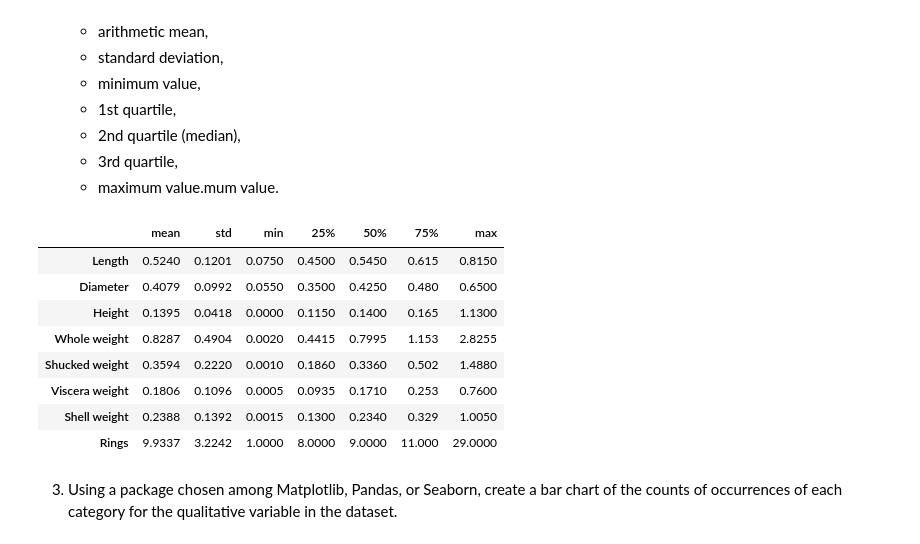
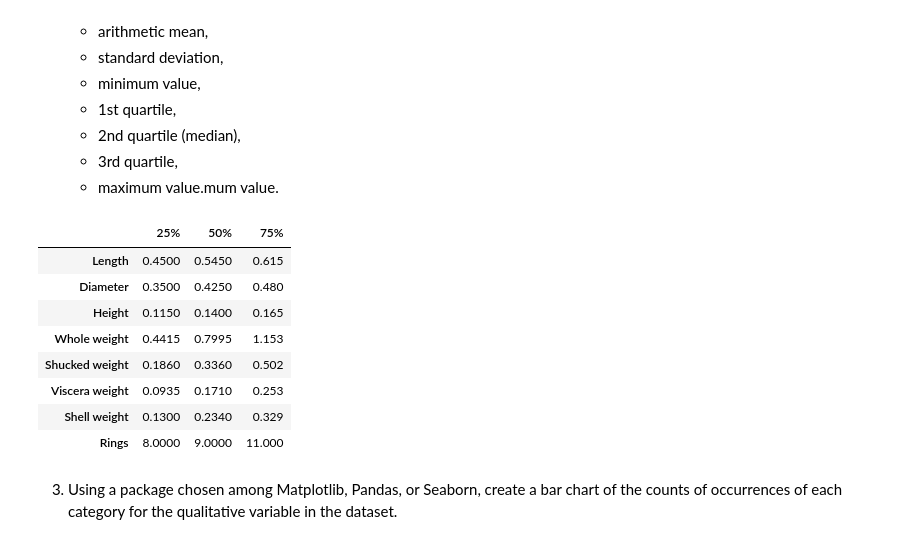
Before and after one commit to michalf1703/python-programming, a Jupyter notebook: zad1/analysis.ipynb, the cells around one changed output. Saved outputs shown, nothing was run; the diff lists cells and outputs as text; code cells hidden in the pictures.

```diff
--- a/zad1/Untitled.ipynb
+++ b/zad1/analysis.ipynb
@@ -68,54 +69,50 @@ df_b
     - 3rd quartile,
     - maximum value.mum value.
 # %%
-#create an empyt list to store statistics
+# Create an empty list to store statistics
 summary_stats = []
 
-#list the quantitative variables (without 'sex')
+# List the quantitative variables (without 'sex')
 quantitative_variables = [
     'length',
     'diameter',
     'height',
     'whole_weight',
     'shucked_weight',
     'viscera_weight',
     'shell_weight',
     'rings'
 ]
 
-# iterate through quantitative variables and calculate statistics
-# use pandas functions: mean,std,min,quantile,max
+# Iterate through quantitative variables and calculate statistics
+# Use pandas functions: mean,std,min,quantile,max
 for variable in quantitative_variables:
     stats = [
-        round(data[variable].mean(), 4),
-        round(data[variable].std(), 4),
-        round(data[variable].min(), 4),
         round(data[variable].quantile(0.25), 4),
         round(data[variable].quantile(0.5), 4),
         round(data[variable].quantile(0.75), 4),
-        round(data[variable].max(), 4)
     ]
-#add statistics to list
+# Add statistics to list
     summary_stats.append(stats)
-#create DataFrame from tge summary_stats list
-#join stats to colums
+# Create DataFrame from tge summary_stats list
+# Join stats to colums
 df_summary = pd.DataFrame(summary_stats, columns=[
-    'mean', 'std', 'min', '25%', '50%', '75%', 'max'])
-#index of table
+     '25%', '50%', '75%' ])
+# Index of table
 df_summary.index = ['Length', 'Diameter', 'Height', 'Whole weight',
                     'Shucked weight', 'Viscera weight', 'Shell weight',
                     'Rings']
-df_summary
+display(df_summary)
 # %% [output]
-|  | mean | std | min | 25% | 50% | 75% | max |
-| Length | 0.5240 | 0.1201 | 0.0750 | 0.4500 | 0.5450 | 0.615 | 0.8150 |
-| Diameter | 0.4079 | 0.0992 | 0.0550 | 0.3500 | 0.4250 | 0.480 | 0.6500 |
-| Height | 0.1395 | 0.0418 | 0.0000 | 0.1150 | 0.1400 | 0.165 | 1.1300 |
-| Whole weight | 0.8287 | 0.4904 | 0.0020 | 0.4415 | 0.7995 | 1.153 | 2.8255 |
-| Shucked weight | 0.3594 | 0.2220 | 0.0010 | 0.1860 | 0.3360 | 0.502 | 1.4880 |
-| Viscera weight | 0.1806 | 0.1096 | 0.0005 | 0.0935 | 0.1710 | 0.253 | 0.7600 |
-| Shell weight | 0.2388 | 0.1392 | 0.0015 | 0.1300 | 0.2340 | 0.329 | 1.0050 |
-| Rings | 9.9337 | 3.2242 | 1.0000 | 8.0000 | 9.0000 | 11.000 | 29.0000 |
+|  | 25% | 50% | 75% |
+| Length | 0.4500 | 0.5450 | 0.615 |
+| Diameter | 0.3500 | 0.4250 | 0.480 |
+| Height | 0.1150 | 0.1400 | 0.165 |
+| Whole weight | 0.4415 | 0.7995 | 1.153 |
+| Shucked weight | 0.1860 | 0.3360 | 0.502 |
+| Viscera weight | 0.0935 | 0.1710 | 0.253 |
+| Shell weight | 0.1300 | 0.2340 | 0.329 |
+| Rings | 8.0000 | 9.0000 | 11.000 |
 # %% [markdown]
 3. Using a package chosen among Matplotlib, Pandas, or Seaborn, create a bar chart of the counts of occurrences of each category for the qualitative variable in the dataset.
 # %%
```
Also changed, not shown: parts of 9 cells of this notebook, 3 other files.
